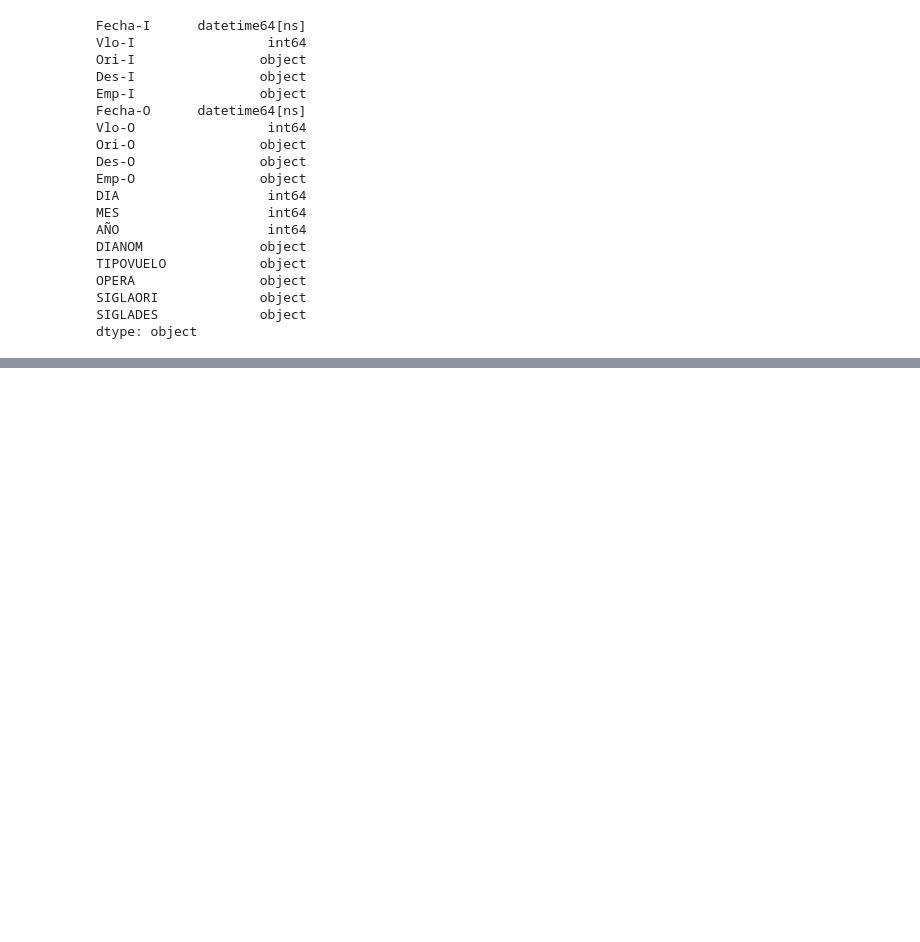
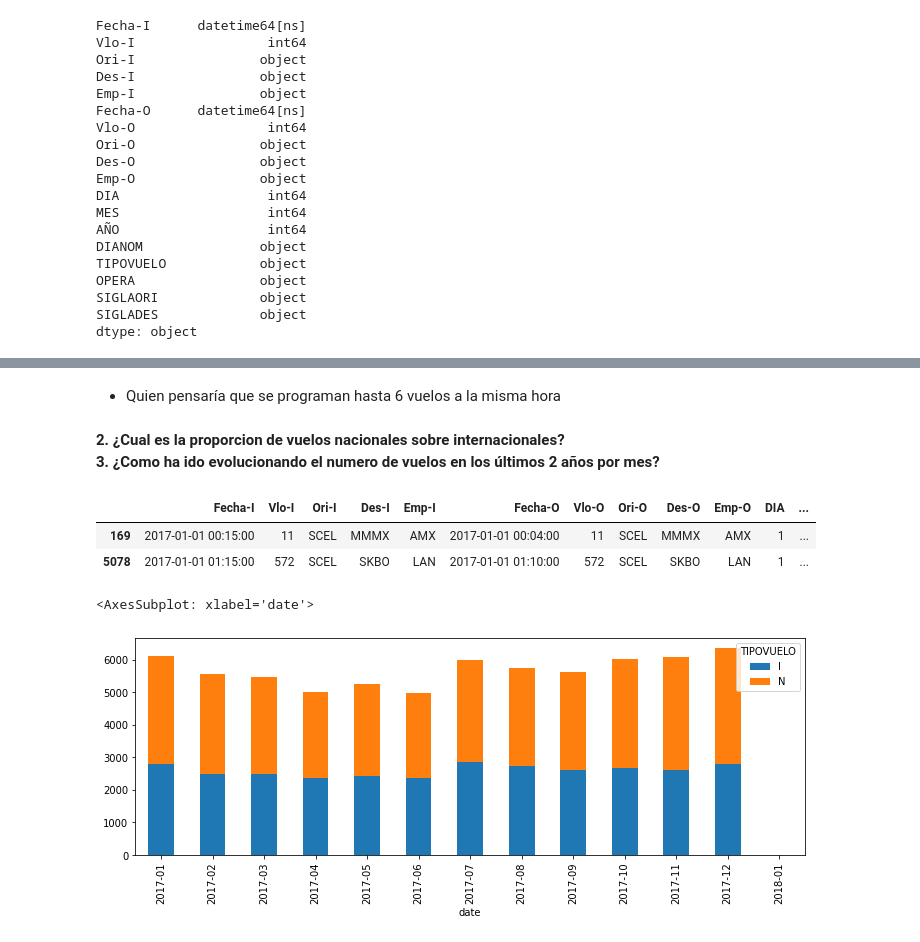
Before and after one commit to chilote/latam_desafio, a Jupyter notebook: main.ipynb, the cells around one changed output, grey strips where cells are left out. Drawn from its saved outputs; the diff is of its cells as text; code cells hidden in the pictures; blank space fills up the shorter version.

```diff
--- a/main.ipynb
+++ b/main.ipynb
@@ -392,0 +427,2 @@ dtype: object
+# %%
+dataset_last_op = dataset.loc[dataset.groupby(['Fecha-I', 'Vlo-I'])['Fecha-O'].idxmax()]
@@ -392,0 +476,20 @@ dtype: object
+# %% [markdown]
+* Quien pensaría que se programan hasta 6 vuelos a la misma hora
+# %% [markdown]
+**2. ¿Cual es la proporcion de vuelos nacionales sobre internacionales?** \
+**3. ¿Como ha ido evolucionando el numero de vuelos en los últimos 2 años por mes?**
+# %%
+# crear columna string que concatene mes y año
+dataset_last_op['date'] = dataset_last_op['AÑO'].map(str)+ '-' +dataset_last_op['MES'].map(str)
+dataset_last_op['date'] = pd.to_datetime(dataset_last_op['date'], format='%Y-%m').dt.strftime('%Y-%m')
+# %%
+dataset_last_op.head(2)
+# %% [output]
+|  | Fecha-I | Vlo-I | Ori-I | Des-I | Emp-I | Fecha-O | Vlo-O | Ori-O | Des-O | Emp-O | DIA | ... |
+| 169 | 2017-01-01 00:15:00 | 11 | SCEL | MMMX | AMX | 2017-01-01 00:04:00 | 11 | SCEL | MMMX | AMX | 1 | ... |
+| 5078 | 2017-01-01 01:15:00 | 572 | SCEL | SKBO | LAN | 2017-01-01 01:10:00 | 572 | SCEL | SKBO | LAN | 1 | ... |
+# %%
+dataset_last_op.groupby(['date', 'TIPOVUELO'])['Fecha-I'].count().unstack('TIPOVUELO').plot(kind='bar', stacked=True, figsize=(12,4))
+# %% [output]
+<AxesSubplot: xlabel='date'>
+[figure, added]
```
Also changed, not shown: parts of 71 cells of this notebook.
